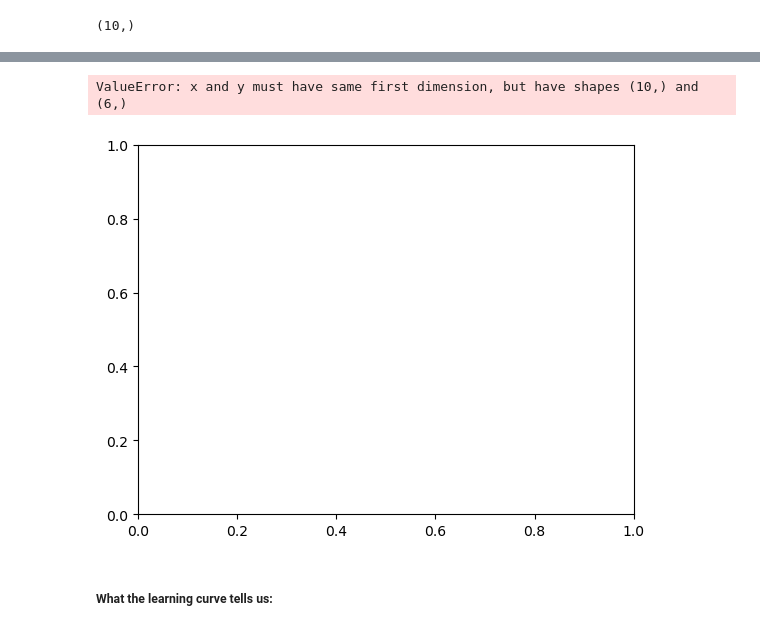
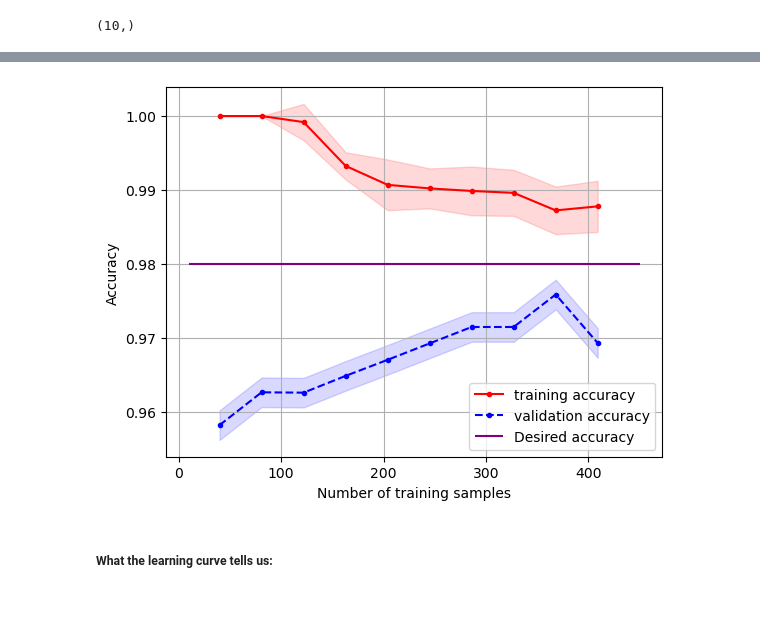
Before and after one commit to FRANKSADWAR/Brazil_Ecommerce, a Jupyter notebook: Supervised Learning Premier.ipynb, the cells around one changed output, grey strips where cells are left out. Drawn from its saved outputs; the diff is of its cells as text; code cells hidden in the pictures; blank space fills up the shorter version.

Commit message:
learning curve for the random forest classifier

```diff
--- a/Supervised Learning Premier.ipynb
+++ b/Supervised Learning Premier.ipynb
@@ -545,4 +545,4 @@ validation_std.shape
 # %% [output]
 (10,)
 # %%
-np.ndarray()
+val_std = np.array([0.002]* 10,dtype=float)
@@ -567,17 +549,16 @@ np.ndarray()
 # %%
 plt.plot(train_sizes, train_mean, color = 'red', marker = 'o', markersize = 3, label = 'training accuracy')
 plt.fill_between(train_sizes, train_mean + train_std, train_mean - train_std, alpha = 0.15, color='red')
 plt.plot(train_sizes, validation_mean, color = 'blue', marker = 'o',linestyle='--', markersize = 3, label ='validation accuracy')
-plt.fill_between(train_sizes, validation_mean + 0.001,validation_mean - 0.001, alpha = 0.15, color = 'blue')
+plt.fill_between(train_sizes, validation_mean + val_std,validation_mean - val_std, alpha = 0.15, color = 'blue')
 plt.hlines(y=0.98, xmin = 10, xmax=450, linestyles = 'solid', color ='purple', label = 'Desired accuracy')
 plt.grid()
 plt.xlabel('Number of training samples')
 plt.ylabel('Accuracy')
 plt.legend(loc='lower right')
 plt.show()
 # %% [output]
-ValueError: x and y must have same first dimension, but have shapes (10,) and (6,)
-[figure, old version]
+[figure, new version]
 # %% [markdown]
 ##### What the learning curve tells us:
 # %% [markdown]
```
Also changed, not shown: parts of 5 cells of this notebook.
